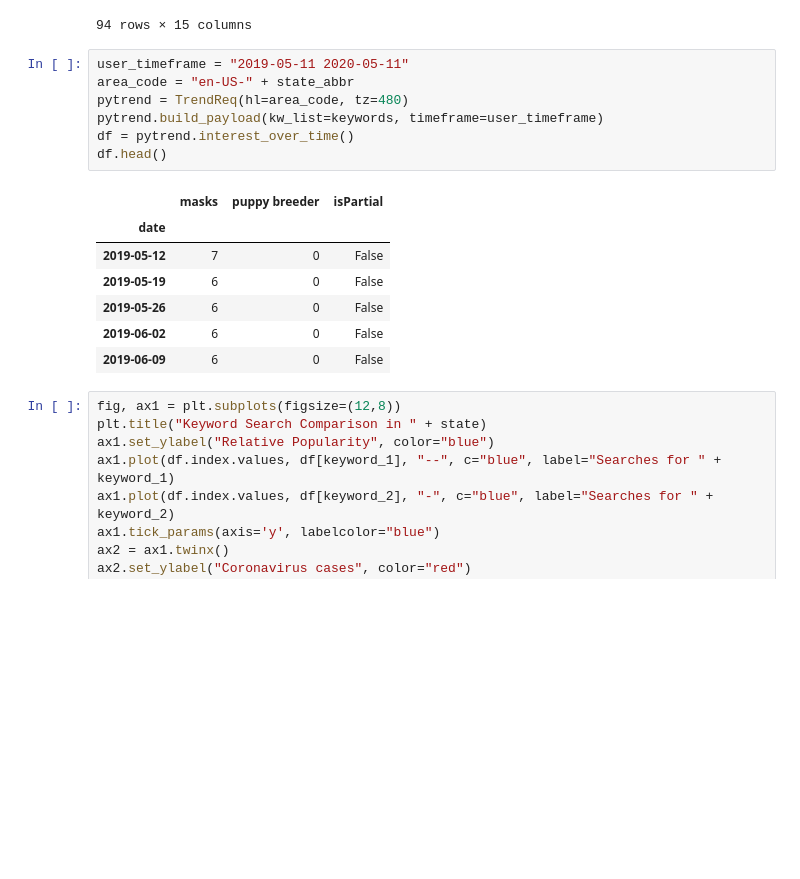
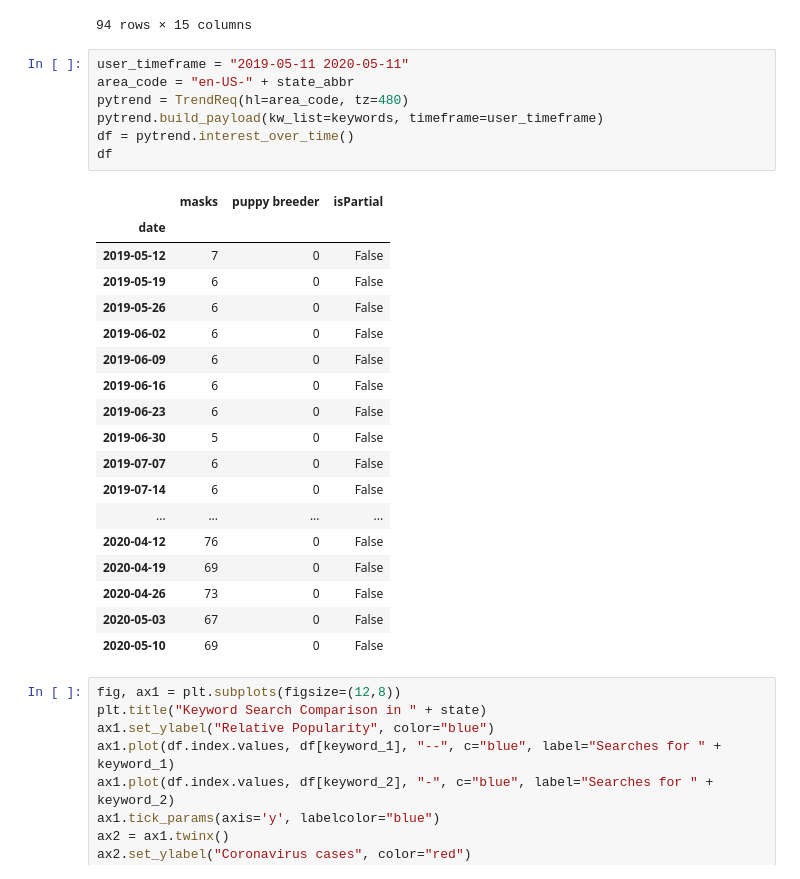
Before and after one commit to TaraWilson17/CoronavirusLifestyleImpacts, a Jupyter notebook: project_outline.ipynb, the cells around one changed output. Drawn from its saved outputs; the diff is of its cells as text; blank space fills up the shorter version.

```diff
--- a/project_outline.ipynb
+++ b/project_outline.ipynb
@@ -48,18 +48,29 @@ state_data
 # %%
 user_timeframe = "2019-05-11 2020-05-11"
 area_code = "en-US-" + state_abbr
 pytrend = TrendReq(hl=area_code, tz=480)
 pytrend.build_payload(kw_list=keywords, timeframe=user_timeframe)
 df = pytrend.interest_over_time()
-df.head()
+df
 # %% [output]
 |  | masks | puppy breeder | isPartial |
 | date |  |  |  |
 | 2019-05-12 | 7 | 0 | False |
 | 2019-05-19 | 6 | 0 | False |
 | 2019-05-26 | 6 | 0 | False |
 | 2019-06-02 | 6 | 0 | False |
 | 2019-06-09 | 6 | 0 | False |
+| 2019-06-16 | 6 | 0 | False |
+| 2019-06-23 | 6 | 0 | False |
+| 2019-06-30 | 5 | 0 | False |
+| 2019-07-07 | 6 | 0 | False |
+| 2019-07-14 | 6 | 0 | False |
+| ... | ... | ... | ... |
+| 2020-04-12 | 76 | 0 | False |
+| 2020-04-19 | 69 | 0 | False |
+| 2020-04-26 | 73 | 0 | False |
+| 2020-05-03 | 67 | 0 | False |
+| 2020-05-10 | 69 | 0 | False |
 # %%
 fig, ax1 = plt.subplots(figsize=(12,8))
 plt.title("Keyword Search Comparison in " + state)
```
Also changed, not shown: parts of 3 cells of this notebook, 2 other files.
